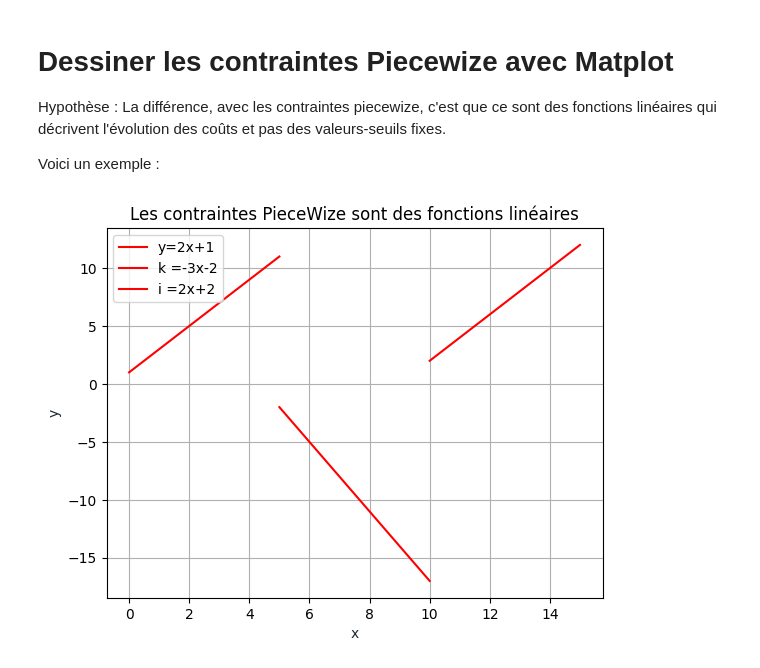
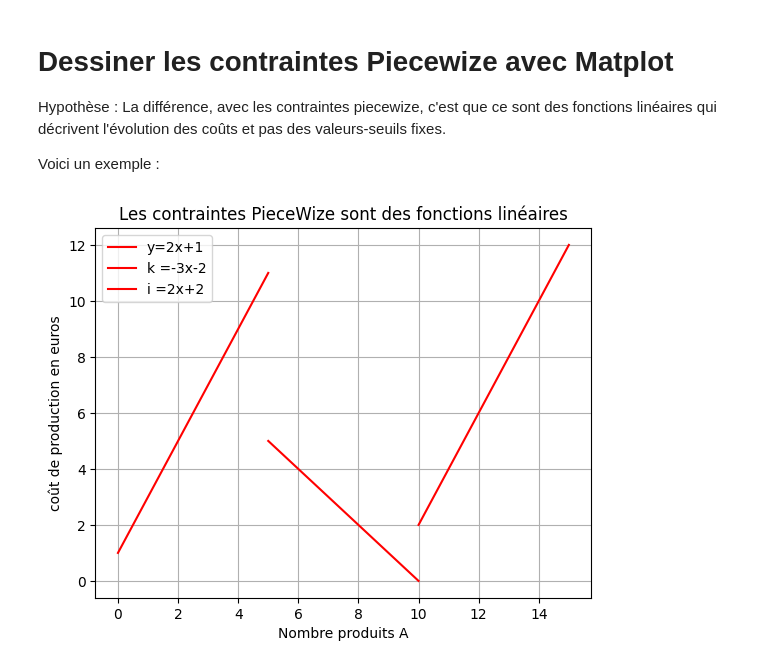
Before and after one commit to estellederrien/python-data-science, a Jupyter notebook: 01. Recherche opérationnelle (Operations research - Management science)/03. Comment Linéariser/PYTHON/02. PRATIQUE - Piecewize avec différents solveurs.ipynb, the cells around one changed output. Cells and saved outputs as stored; diff of their text form; code cells hidden in the pictures.

```diff
--- a/01. Recherche opérationnelle (Operations research - Management science)/03. Comment Linéariser/PYTHON/02. PRATIQUE - Piecewize avec différents solveurs.ipynb
+++ b/01. Recherche opérationnelle (Operations research - Management science)/03. Comment Linéariser/PYTHON/02. PRATIQUE - Piecewize avec différents solveurs.ipynb
@@ -48,20 +48,20 @@ Voici un exemple :
 # %%
 import matplotlib.pyplot as plt
 import numpy as np
 x = np.linspace(0,5,100)
 t = np.linspace(5,10,100)
 m = np.linspace(10,15,100)
 y = 2*x+1
-k = -3*x-2
+k = -1*x+5
 i = 2*x+2
 plt.plot(x, y, '-r', label='y=2x+1')
 plt.plot(t, k, '-r', label='k =-3x-2')
 plt.plot(m, i, '-r', label='i =2x+2')
 plt.title('Les contraintes PieceWize sont des fonctions linéaires')
-plt.xlabel('x', color='#1C2833')
-plt.ylabel('y', color='#1C2833')
+plt.xlabel('Nombre produits A')
+plt.ylabel('coût de production en euros')
 plt.legend(loc='upper left')
 plt.grid()
 plt.show()
 # %% [output]
-[figure, old version]
+[figure, new version]
```
